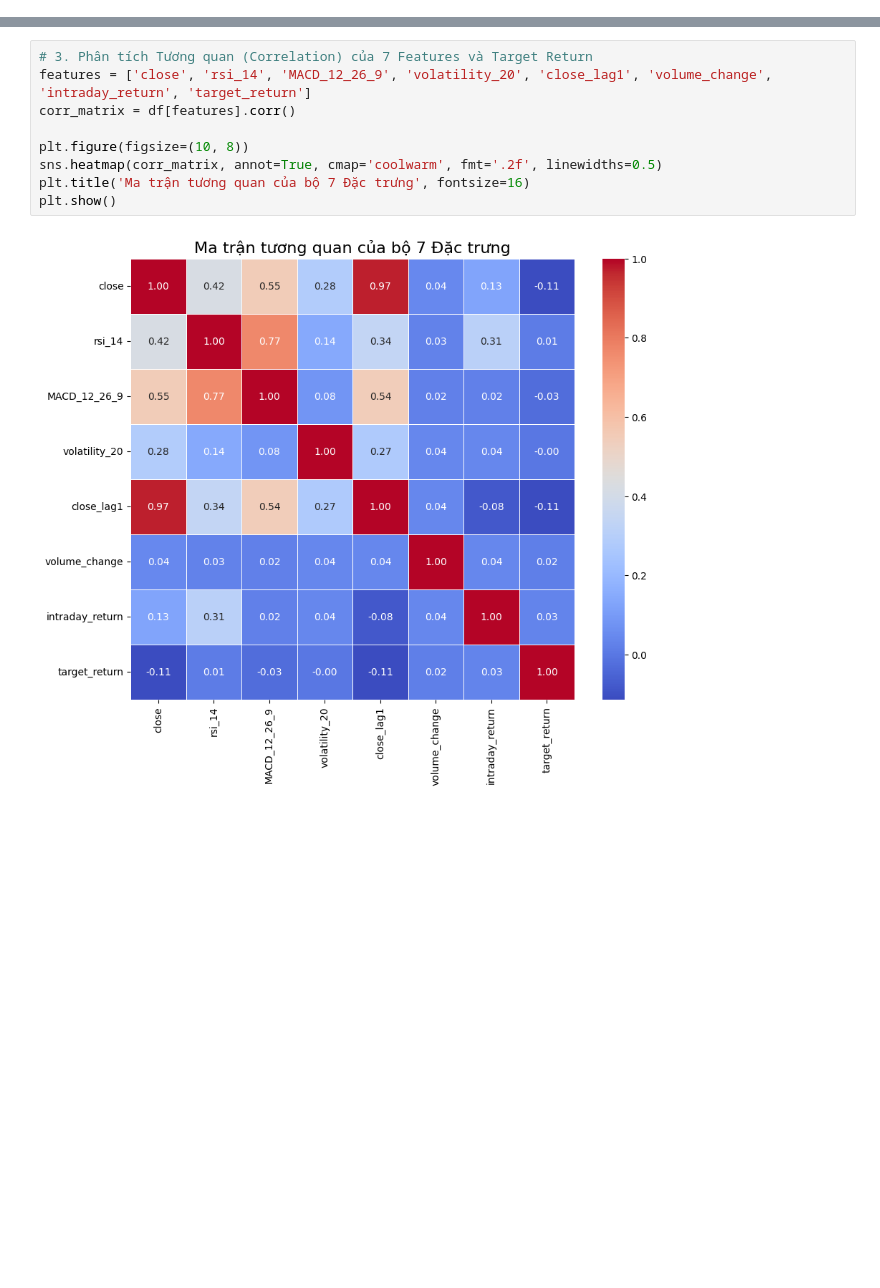
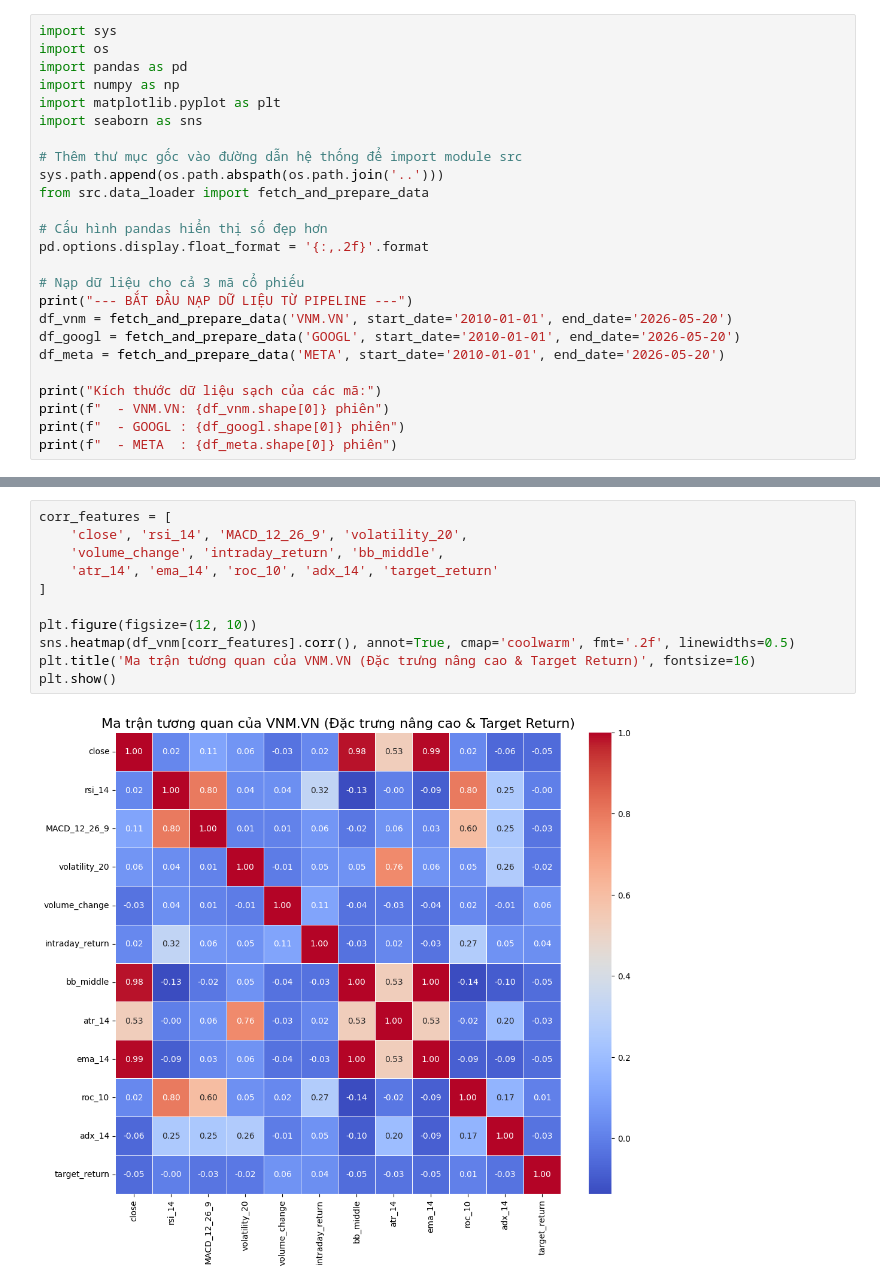
Before and after one commit to PHP2301/Stock-Opening-Price-Prediction, a Jupyter notebook: notebooks/01_EDA.ipynb, the cells around one changed output, grey strips where cells are left out. Drawn from its saved outputs; the diff is of its cells as text; blank space fills up the shorter version.

```diff
--- a/notebooks/01_EDA.ipynb
+++ b/notebooks/01_EDA.ipynb
@@ -73,0 +22,25 @@ plt.show()
+# %%
+import sys
+import os
+import pandas as pd
+import numpy as np
+import matplotlib.pyplot as plt
+import seaborn as sns
+
+# Thêm thư mục gốc vào đường dẫn hệ thống để import module src
+sys.path.append(os.path.abspath(os.path.join('..')))
+from src.data_loader import fetch_and_prepare_data
+
+# Cấu hình pandas hiển thị số đẹp hơn
+pd.options.display.float_format = '{:,.2f}'.format
+
+# Nạp dữ liệu cho cả 3 mã cổ phiếu
+print("--- BẮT ĐẦU NẠP DỮ LIỆU TỪ PIPELINE ---")
+df_vnm = fetch_and_prepare_data('VNM.VN', start_date='2010-01-01', end_date='2026-05-20')
+df_googl = fetch_and_prepare_data('GOOGL', start_date='2010-01-01', end_date='2026-05-20')
+df_meta = fetch_and_prepare_data('META', start_date='2010-01-01', end_date='2026-05-20')
+
+print("Kích thước dữ liệu sạch của các mã:")
+print(f"  - VNM.VN: {df_vnm.shape[0]} phiên")
+print(f"  - GOOGL : {df_googl.shape[0]} phiên")
+print(f"  - META  : {df_meta.shape[0]} phiên")
@@ -74,11 +176,13 @@ plt.show()
 # %%
-# 3. Phân tích Tương quan (Correlation) của 7 Features và Target Return
-features = ['close', 'rsi_14', 'MACD_12_26_9', 'volatility_20', 'close_lag1', 'volume_change', 'intraday_return', 'target_return']
-corr_matrix = df[features].corr()
+corr_features = [
+    'close', 'rsi_14', 'MACD_12_26_9', 'volatility_20',
+    'volume_change', 'intraday_return', 'bb_middle',
+    'atr_14', 'ema_14', 'roc_10', 'adx_14', 'target_return'
+]
 
-plt.figure(figsize=(10, 8))
-sns.heatmap(corr_matrix, annot=True, cmap='coolwarm', fmt='.2f', linewidths=0.5)
-plt.title('Ma trận tương quan của bộ 7 Đặc trưng', fontsize=16)
+plt.figure(figsize=(12, 10))
+sns.heatmap(df_vnm[corr_features].corr(), annot=True, cmap='coolwarm', fmt='.2f', linewidths=0.5)
+plt.title('Ma trận tương quan của VNM.VN (Đặc trưng nâng cao & Target Return)', fontsize=16)
 plt.show()
 # %% [output]
-[figure, old version]
+[figure, new version]
```
Also changed, not shown: parts of 19 cells of this notebook, 38 other files.
